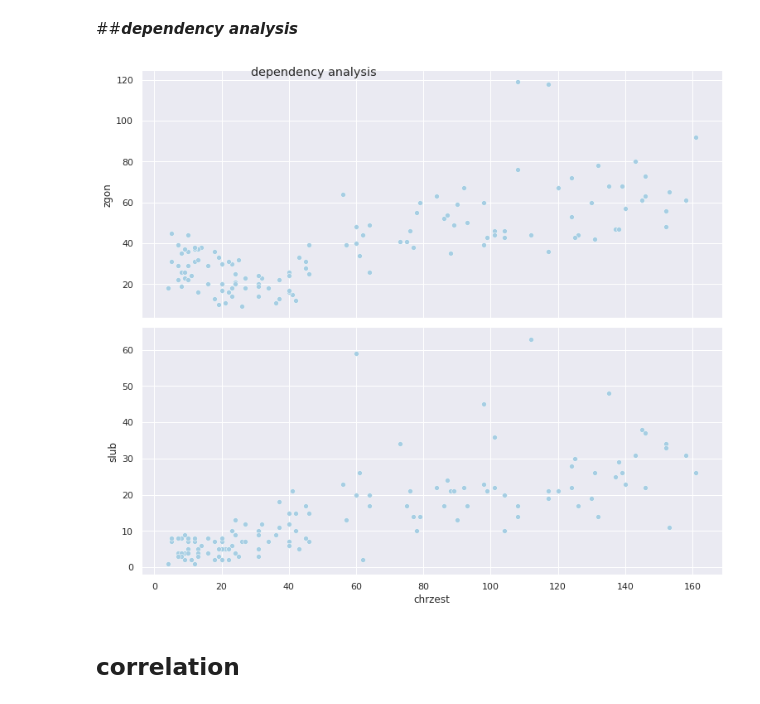
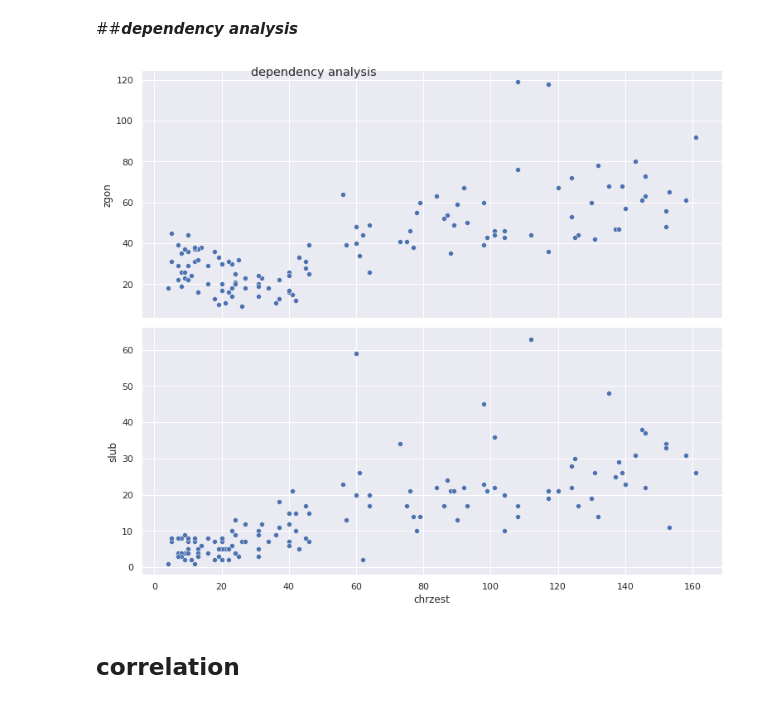
Before and after one commit to zuzannazak/PhD2022Bialowieza, a Jupyter notebook: 💖projekt.ipynb, the cells around one changed output. Saved outputs shown, nothing was run; the diff lists cells and outputs as text; code cells hidden in the pictures.

```diff
--- a/💖projekt.ipynb
+++ b/💖projekt.ipynb
@@ -45,6 +45,8 @@ from sklearn.neural_network import MLPClassifier
 from sklearn.metrics import mean_absolute_percentage_error
 from sklearn.metrics import mean_squared_error
 from sklearn.metrics import r2_score
+
+sns.set_palette("Paired")
 # %% [markdown]
 # ***data download***
 # %%
@@ -138,10 +140,9 @@ Text(0.5, 0, 'Event')
 # %%
 g=sns.pairplot(df, x_vars=["chrzest"], y_vars=["zgon", "slub"])
 g.fig.set_size_inches(15,10)
 g.fig.suptitle("dependency analysis")
-sns.set_palette(sns.color_palette("Paired"))
 # %% [output]
-[figure, old version]
+[figure, new version]
 # %% [markdown]
 ## **correlation**
 # %%
```
Also changed, not shown: parts of 13 cells of this notebook.
